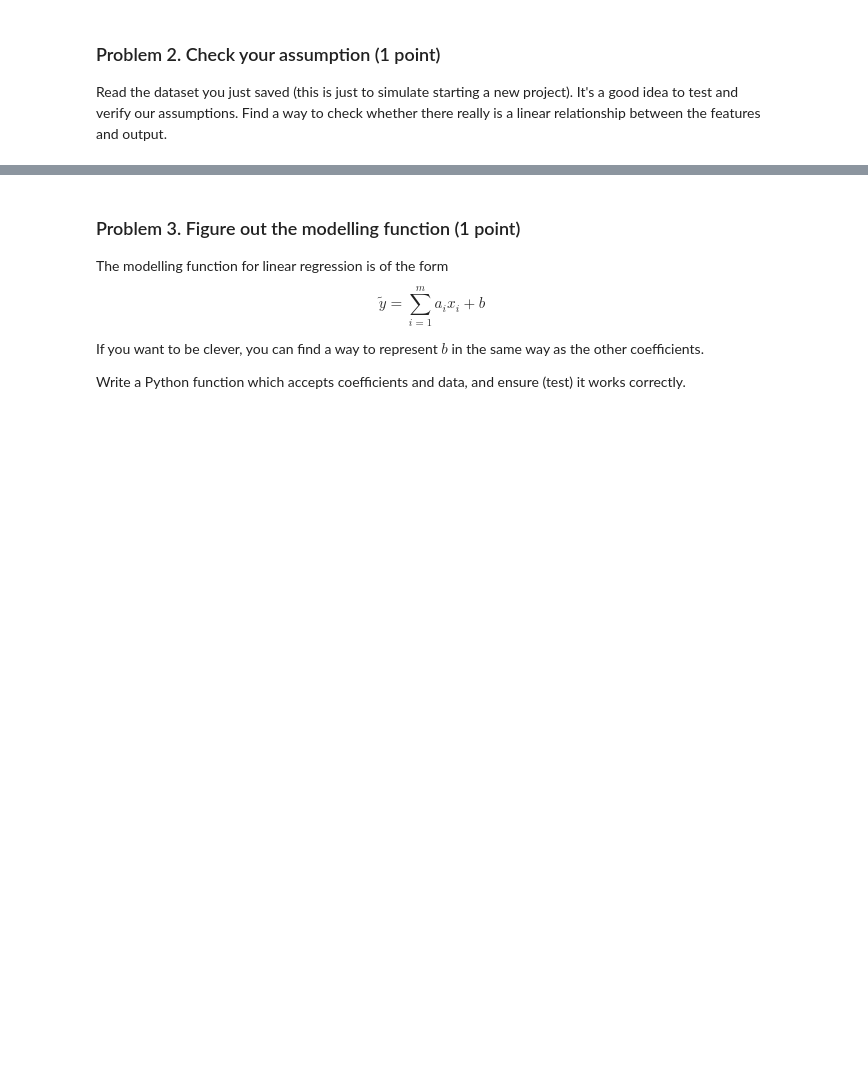
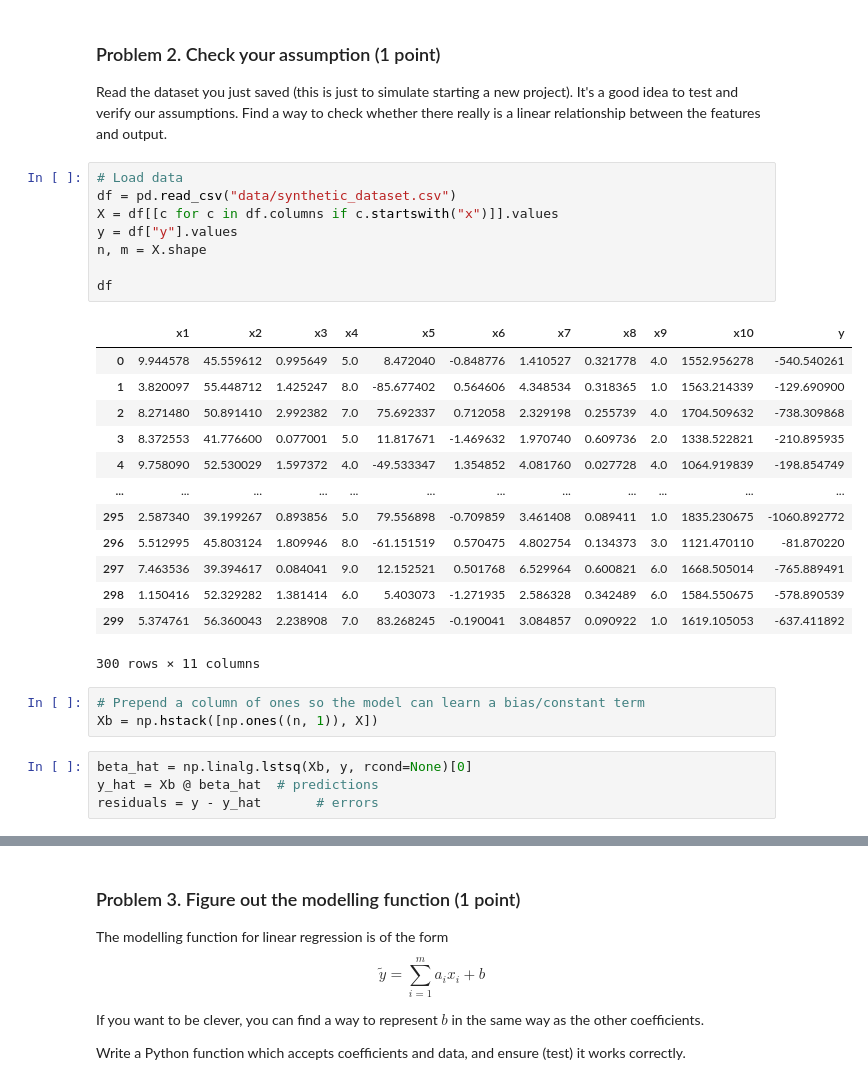
Before and after one commit to stilyan122/AI-and-Machine-Learning, a Jupyter notebook: Data Science/Regression Models/Regression Models Lab.ipynb, the cells around one changed output, grey strips where cells are left out. Drawn from its saved outputs; the diff is of its cells as text; blank space fills up the shorter version.

```diff
--- a/Data Science/Regression Models/Regression Models Lab.ipynb
+++ b/Data Science/Regression Models/Regression Models Lab.ipynb
@@ -21,3 +83,32 @@ Save the dataset ($X$ and $y$), and "forget" that the coefficients have ever exi
 # %% [markdown]
 ### Problem 2. Check your assumption (1 point)
 Read the dataset you just saved (this is just to simulate starting a new project). It's a good idea to test and verify our assumptions. Find a way to check whether there really is a linear relationship between the features and output.
+# %%
+# Load data
+df = pd.read_csv("data/synthetic_dataset.csv")
+X = df[[c for c in df.columns if c.startswith("x")]].values
+y = df["y"].values
+n, m = X.shape
+
+df
+# %% [output]
+|  | x1 | x2 | x3 | x4 | x5 | x6 | x7 | x8 | x9 | x10 | y |
+| 0 | 9.944578 | 45.559612 | 0.995649 | 5.0 | 8.472040 | -0.848776 | 1.410527 | 0.321778 | 4.0 | 1552.956278 | -540.540261 |
+| 1 | 3.820097 | 55.448712 | 1.425247 | 8.0 | -85.677402 | 0.564606 | 4.348534 | 0.318365 | 1.0 | 1563.214339 | -129.690900 |
+| 2 | 8.271480 | 50.891410 | 2.992382 | 7.0 | 75.692337 | 0.712058 | 2.329198 | 0.255739 | 4.0 | 1704.509632 | -738.309868 |
+| 3 | 8.372553 | 41.776600 | 0.077001 | 5.0 | 11.817671 | -1.469632 | 1.970740 | 0.609736 | 2.0 | 1338.522821 | -210.895935 |
+| 4 | 9.758090 | 52.530029 | 1.597372 | 4.0 | -49.533347 | 1.354852 | 4.081760 | 0.027728 | 4.0 | 1064.919839 | -198.854749 |
+| ... | ... | ... | ... | ... | ... | ... | ... | ... | ... | ... | ... |
+| 295 | 2.587340 | 39.199267 | 0.893856 | 5.0 | 79.556898 | -0.709859 | 3.461408 | 0.089411 | 1.0 | 1835.230675 | -1060.892772 |
+| 296 | 5.512995 | 45.803124 | 1.809946 | 8.0 | -61.151519 | 0.570475 | 4.802754 | 0.134373 | 3.0 | 1121.470110 | -81.870220 |
+| 297 | 7.463536 | 39.394617 | 0.084041 | 9.0 | 12.152521 | 0.501768 | 6.529964 | 0.600821 | 6.0 | 1668.505014 | -765.889491 |
+| 298 | 1.150416 | 52.329282 | 1.381414 | 6.0 | 5.403073 | -1.271935 | 2.586328 | 0.342489 | 6.0 | 1584.550675 | -578.890539 |
+| 299 | 5.374761 | 56.360043 | 2.238908 | 7.0 | 83.268245 | -0.190041 | 3.084857 | 0.090922 | 1.0 | 1619.105053 | -637.411892 |
+300 rows × 11 columns
+# %%
+# Prepend a column of ones so the model can learn a bias/constant term
+Xb = np.hstack([np.ones((n, 1)), X])
+# %%
+beta_hat = np.linalg.lstsq(Xb, y, rcond=None)[0]
+y_hat = Xb @ beta_hat  # predictions
+residuals = y - y_hat       # errors
```
Also changed, not shown: parts of 22 cells of this notebook, 1 other file.
